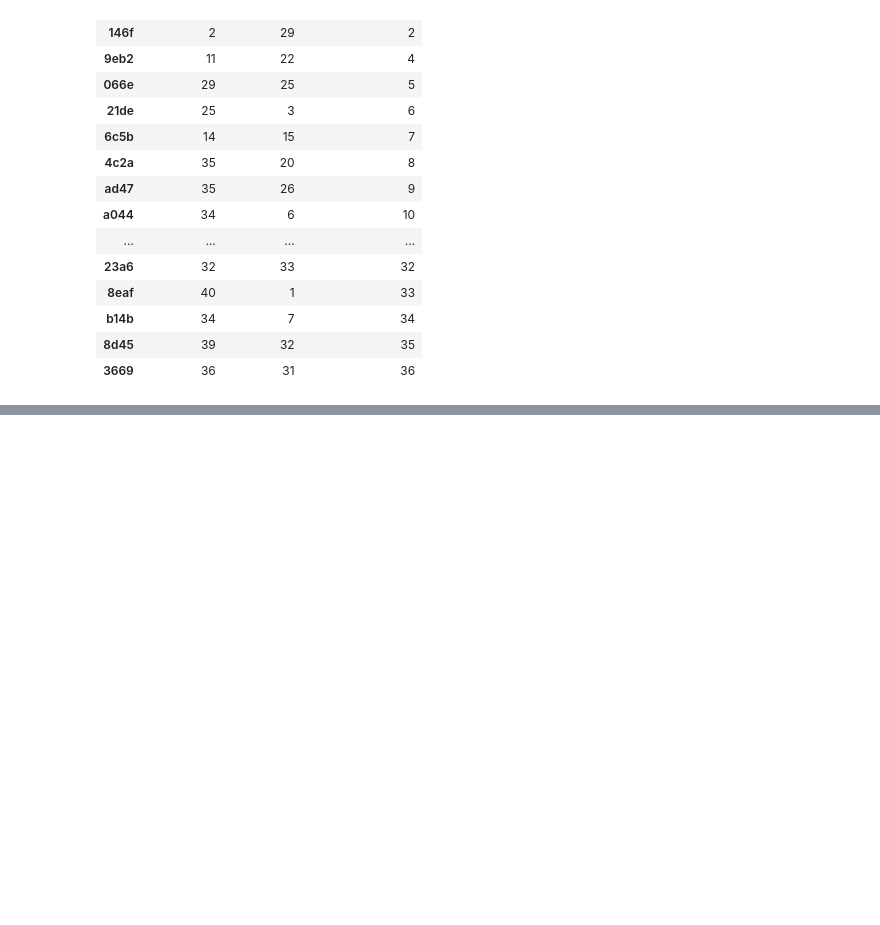
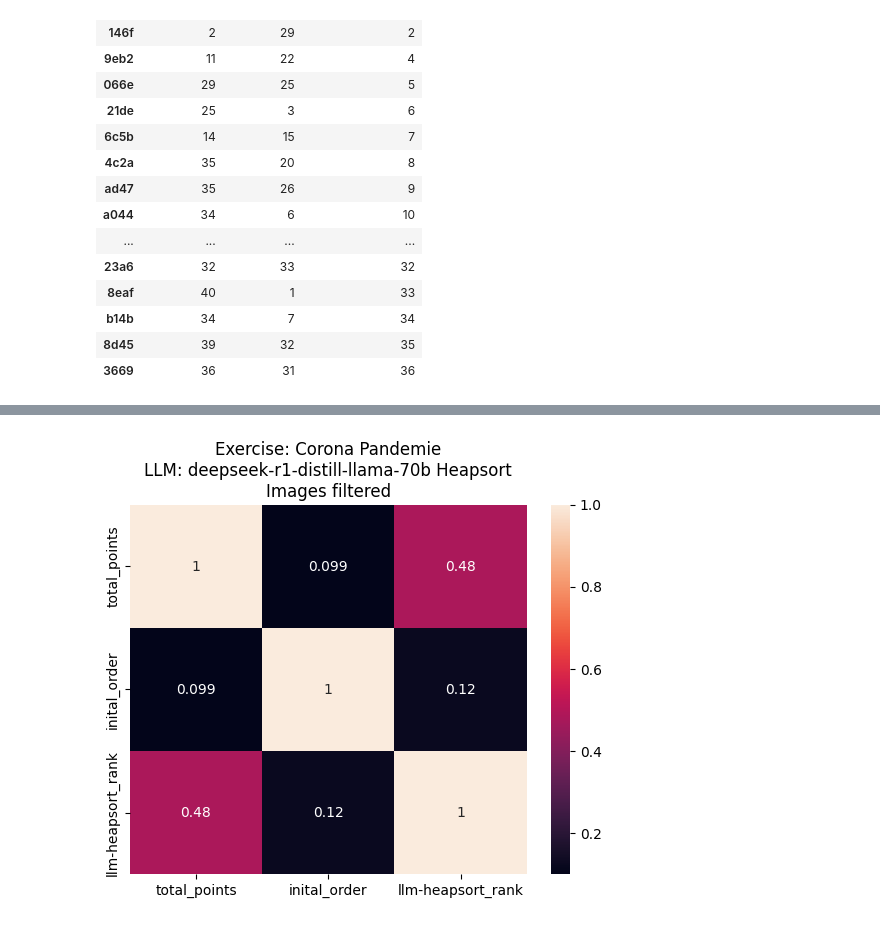
Before and after one commit to cortex359/matse-aachen.seminararbeit, a Jupyter notebook: parse.ipynb, the cells around one changed output, grey strips where cells are left out. Cells and saved outputs as stored; diff of their text form; code cells hidden in the pictures; blank space fills up the shorter version.

Commit message:
Deepseek R1 Llama Durchlauf

```diff
--- a/parse.ipynb
+++ b/parse.ipynb
@@ -548,0 +498,14 @@ KeyboardInterrupt:
+# %%
+corona_pandemie_points = pd.read_csv('data/shared-dataset/corona_pandemie_points.csv')
+
+df = corona_pandemie_points.loc[:, ['id', 'total_points']]
+
+df['inital_order'] = df['id'].map(lambda x: check_idxs.index(x))
+df['llm-heapsort_rank'] = df['id'].map(lambda x: cp_data_sorted[::1].index(x))
+df.set_index('id', inplace=True)
+
+plt.title("Exercise: Corona Pandemie\nLLM: deepseek-r1-distill-llama-70b Heapsort\nImages filtered")
+sns.heatmap(df.corr(method='kendall'), annot=True)
+plt.show()
+# %% [output]
+[figure, added]
```
Also changed, not shown: parts of 13 cells of this notebook, 2 other files.
